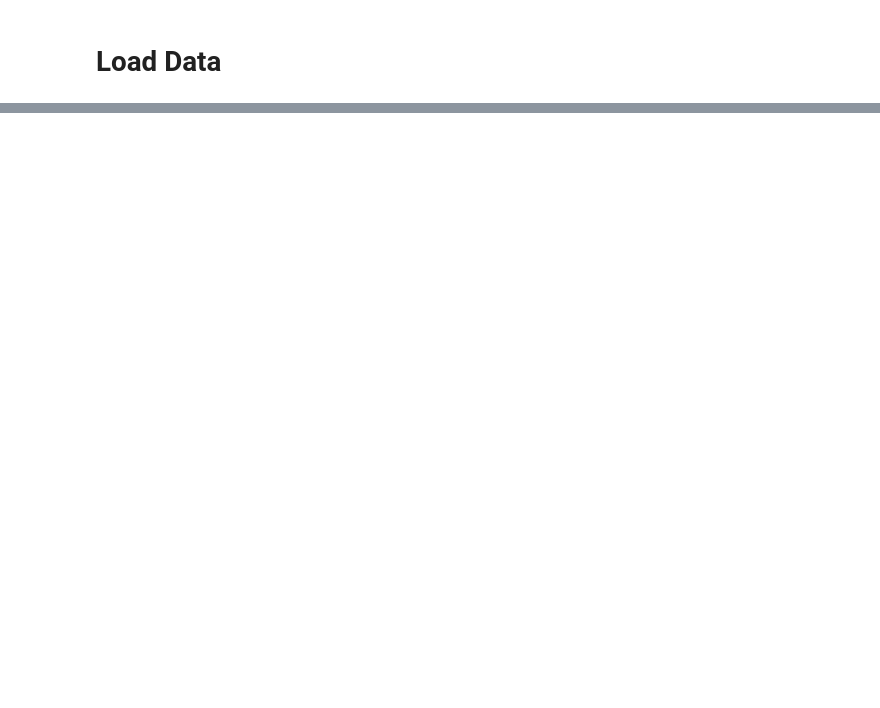
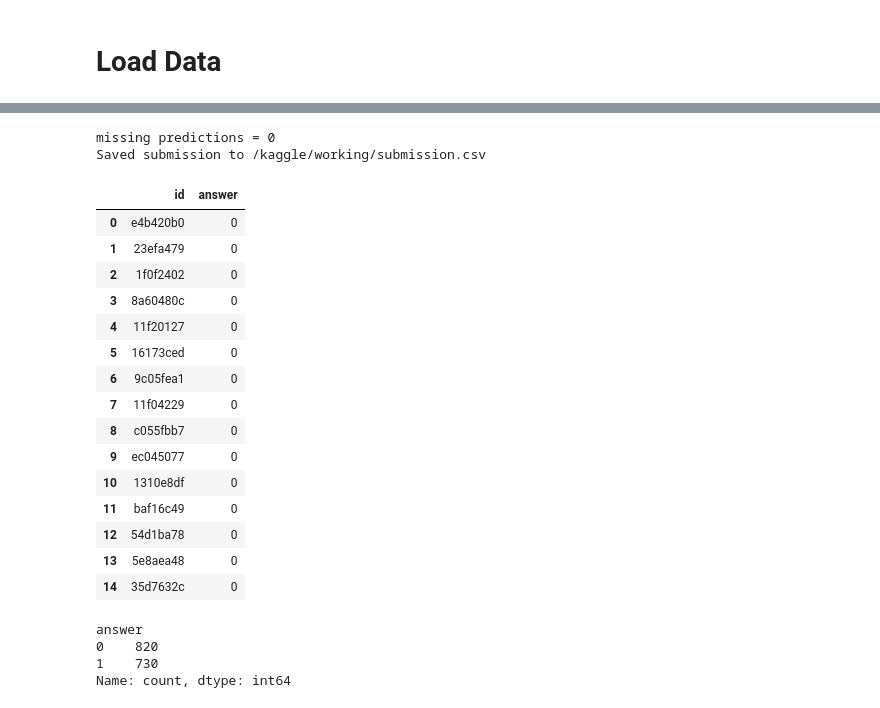
Before and after one commit to Kongbeng-21/SuperAi, a Jupyter notebook: 601088_กฤติธี_ฉายแสง.ipynb, the cells around one changed output, grey strips where cells are left out. Cells and saved outputs as stored; diff of their text form; code cells hidden in the pictures; blank space fills up the shorter version.

```diff
--- a/601088_กฤติธี_ฉายแสง.ipynb
+++ b/601088_กฤติธี_ฉายแสง.ipynb
@@ -146,0 +250,12 @@ Feature cols = ['BVP', 'ACC_X', 'ACC_Y', 'ACC_Z', 'TEMP', 'EDA', 'HR', 'IBI', 'A
+# %%
+weights = models.EfficientNet_B0_Weights.DEFAULT
+model = models.efficientnet_b0(weights=weights)
+in_features = model.classifier[1].in_features
+model.classifier[1] = nn.Linear(in_features, 1)
+model = model.to(DEVICE)
+
+criterion = nn.BCEWithLogitsLoss()
+optimizer = torch.optim.AdamW(model.parameters(), lr=LR, weight_decay=WEIGHT_DECAY)
+scheduler = torch.optim.lr_scheduler.CosineAnnealingLR(optimizer, T_max=EPOCHS)
+
+print('Model ready')
@@ -295,0 +339,5 @@ test_table shape = (7832, 91)
+# %%
+# ใช้ model ที่ดีที่สุดจาก validation ก่อน ถ้าจะดันเพิ่มค่อย refit ด้วย train ทั้งหมด
+model.load_state_dict(best_state)
+model.eval()
+print('Loaded best validation model')
@@ -339,0 +348,52 @@ Saved submission to /kaggle/working/submission.csv
+# %%
+all_ids = []
+all_probs = []
+
+with torch.no_grad():
+    for images, ids in test_loader:
+        images = images.to(DEVICE)
+        logits = model(images)
+        probs = torch.sigmoid(logits).cpu().numpy().ravel()
+        all_probs.extend(probs.tolist())
+        all_ids.extend(list(ids))
+
+pred_df = pd.DataFrame({'id': all_ids, 'prob': all_probs})
+pred_df['answer'] = (pred_df['prob'] >= best_thr).astype(int)
+
+submission = sample_sub[['id']].copy()
+submission = submission.merge(pred_df[['id', 'answer']], on='id', how='left')
+
+missing = submission['answer'].isna().sum()
+print('missing predictions =', missing)
+if missing > 0:
+    raise ValueError('Some ids in sample submission were not matched with test images')
+
+submission['answer'] = submission['answer'].astype(int)
+submission.to_csv(OUTPUT_PATH, index=False)
+
+print('Saved submission to', OUTPUT_PATH)
+display(submission.head(15))
+print(submission['answer'].value_counts())
+# %% [output]
+missing predictions = 0
+Saved submission to /kaggle/working/submission.csv
+|  | id | answer |
+| 0 | e4b420b0 | 0 |
+| 1 | 23efa479 | 0 |
+| 2 | 1f0f2402 | 0 |
+| 3 | 8a60480c | 0 |
+| 4 | 11f20127 | 0 |
+| 5 | 16173ced | 0 |
+| 6 | 9c05fea1 | 0 |
+| 7 | 11f04229 | 0 |
+| 8 | c055fbb7 | 0 |
+| 9 | ec045077 | 0 |
+| 10 | 1310e8df | 0 |
+| 11 | baf16c49 | 0 |
+| 12 | 54d1ba78 | 0 |
+| 13 | 5e8aea48 | 0 |
+| 14 | 35d7632c | 0 |
+answer
+0    820
+1    730
+Name: count, dtype: int64
```
Also changed, not shown: parts of 28 cells of this notebook.
